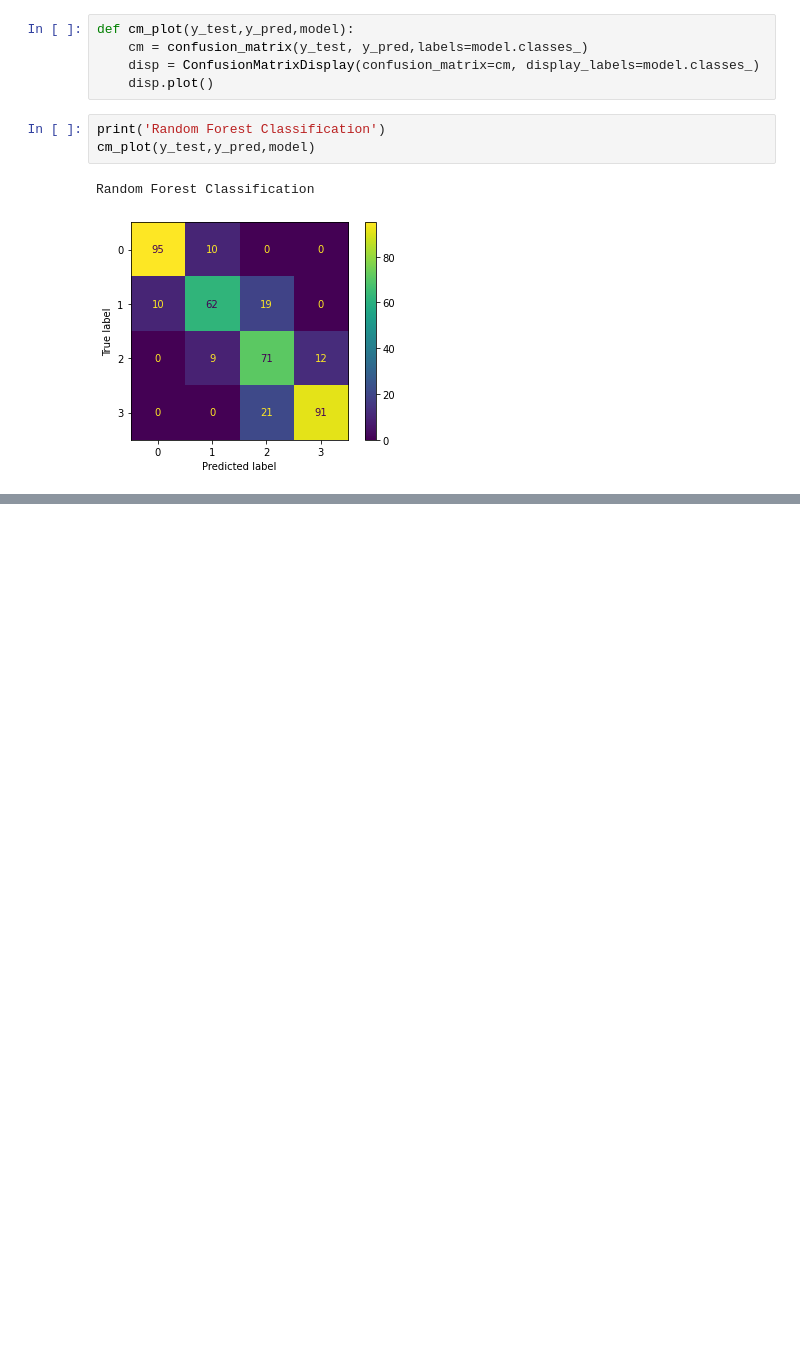
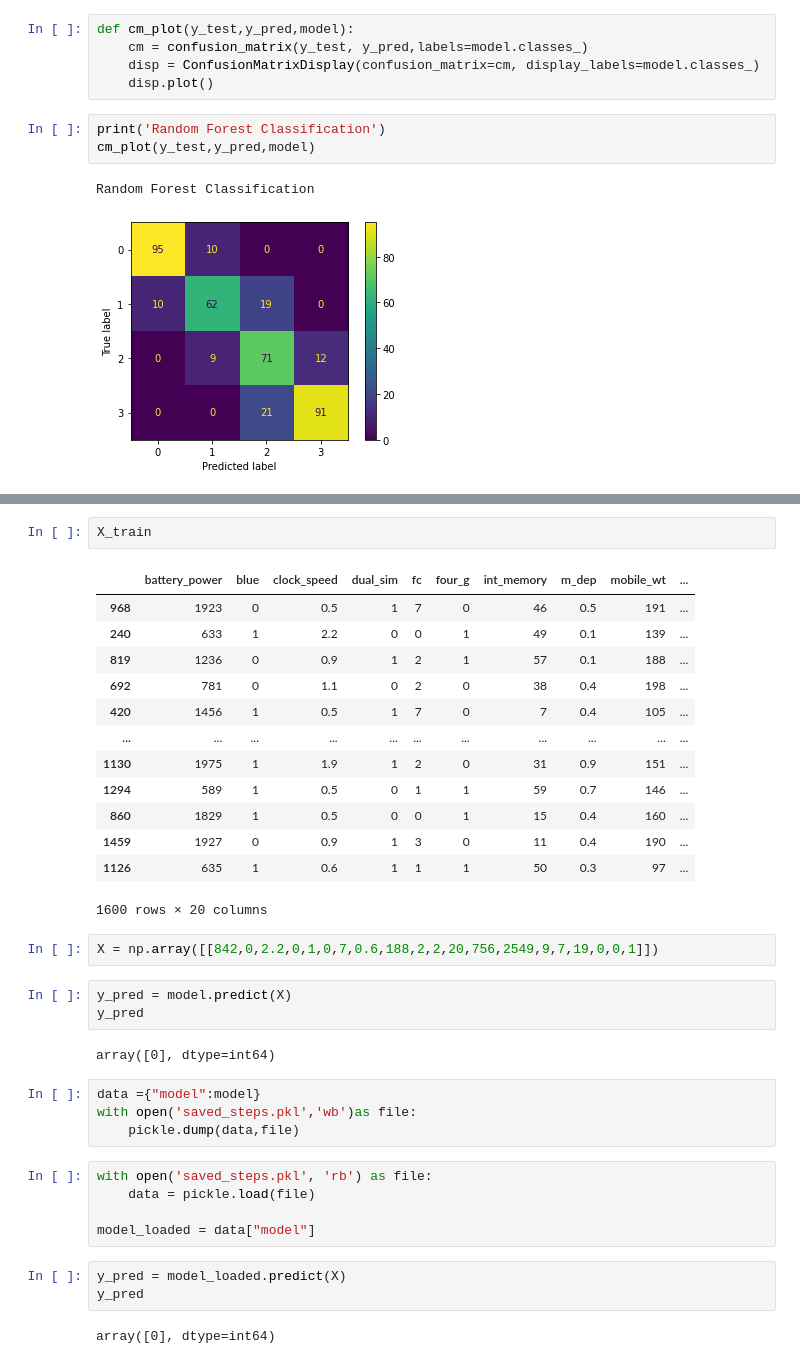
Before and after one commit to lukeeees/ADMN5016_2022, a Jupyter notebook: ADMN5016 Assignment/Project/Mobile Pricing.ipynb, the cells around one changed output, grey strips where cells are left out. Saved outputs shown, nothing was run; the diff lists cells and outputs as text; blank space fills up the shorter version.

```diff
--- a/ADMN5016 Assignment/Project/Mobile Pricing.ipynb
+++ b/ADMN5016 Assignment/Project/Mobile Pricing.ipynb
@@ -291,0 +322,37 @@ Random Forest Classification
+# %%
+X_train
+# %% [output]
+|  | battery_power | blue | clock_speed | dual_sim | fc | four_g | int_memory | m_dep | mobile_wt | ... |
+| 968 | 1923 | 0 | 0.5 | 1 | 7 | 0 | 46 | 0.5 | 191 | ... |
+| 240 | 633 | 1 | 2.2 | 0 | 0 | 1 | 49 | 0.1 | 139 | ... |
+| 819 | 1236 | 0 | 0.9 | 1 | 2 | 1 | 57 | 0.1 | 188 | ... |
+| 692 | 781 | 0 | 1.1 | 0 | 2 | 0 | 38 | 0.4 | 198 | ... |
+| 420 | 1456 | 1 | 0.5 | 1 | 7 | 0 | 7 | 0.4 | 105 | ... |
+| ... | ... | ... | ... | ... | ... | ... | ... | ... | ... | ... |
+| 1130 | 1975 | 1 | 1.9 | 1 | 2 | 0 | 31 | 0.9 | 151 | ... |
+| 1294 | 589 | 1 | 0.5 | 0 | 1 | 1 | 59 | 0.7 | 146 | ... |
+| 860 | 1829 | 1 | 0.5 | 0 | 0 | 1 | 15 | 0.4 | 160 | ... |
+| 1459 | 1927 | 0 | 0.9 | 1 | 3 | 0 | 11 | 0.4 | 190 | ... |
+| 1126 | 635 | 1 | 0.6 | 1 | 1 | 1 | 50 | 0.3 | 97 | ... |
+1600 rows × 20 columns
+# %%
+X = np.array([[842,0,2.2,0,1,0,7,0.6,188,2,2,20,756,2549,9,7,19,0,0,1]])
+# %%
+y_pred = model.predict(X)
+y_pred
+# %% [output]
+array([0], dtype=int64)
+# %%
+data ={"model":model}
+with open('saved_steps.pkl','wb')as file:
+    pickle.dump(data,file)
+# %%
+with open('saved_steps.pkl', 'rb') as file:
+    data = pickle.load(file)
+
+model_loaded = data["model"]
+# %%
+y_pred = model_loaded.predict(X)
+y_pred
+# %% [output]
+array([0], dtype=int64)
```
Also changed, not shown: parts of 6 cells of this notebook, 4 other files.
